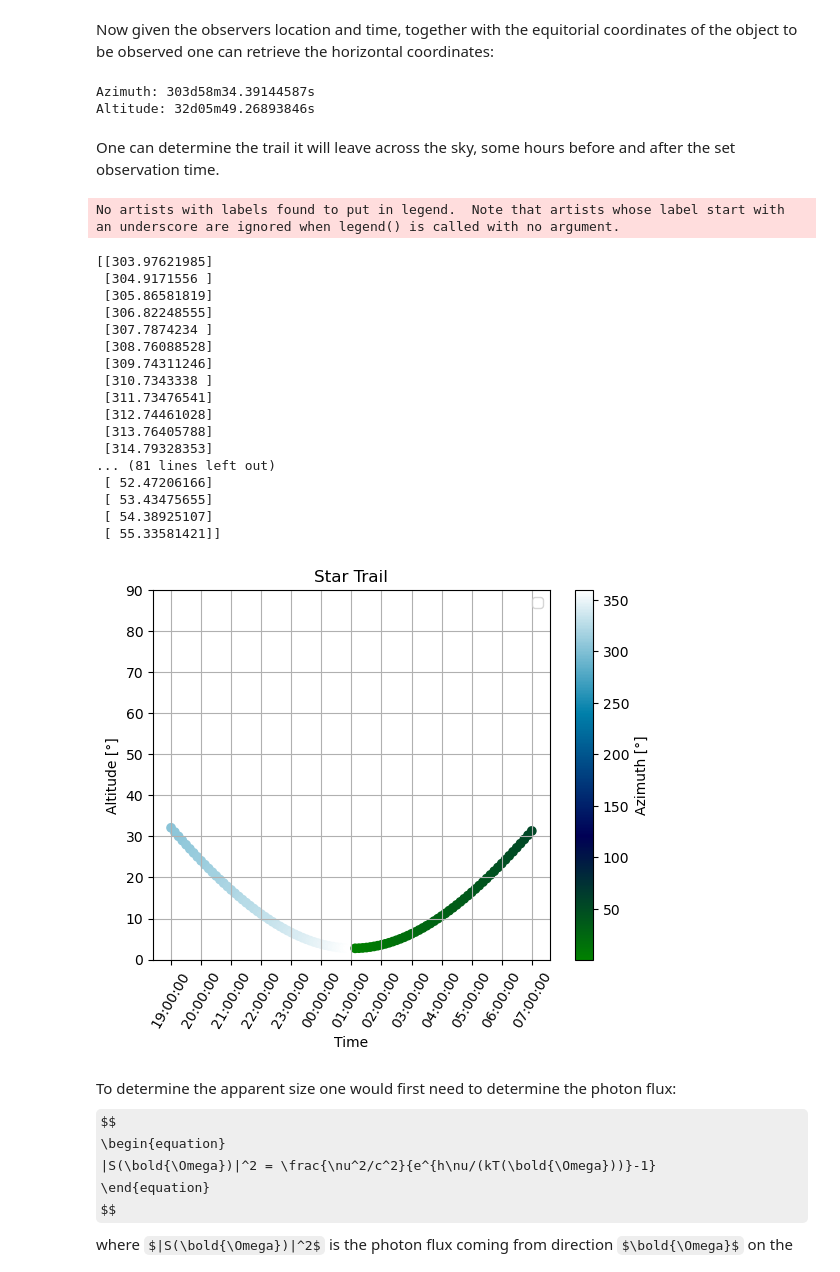
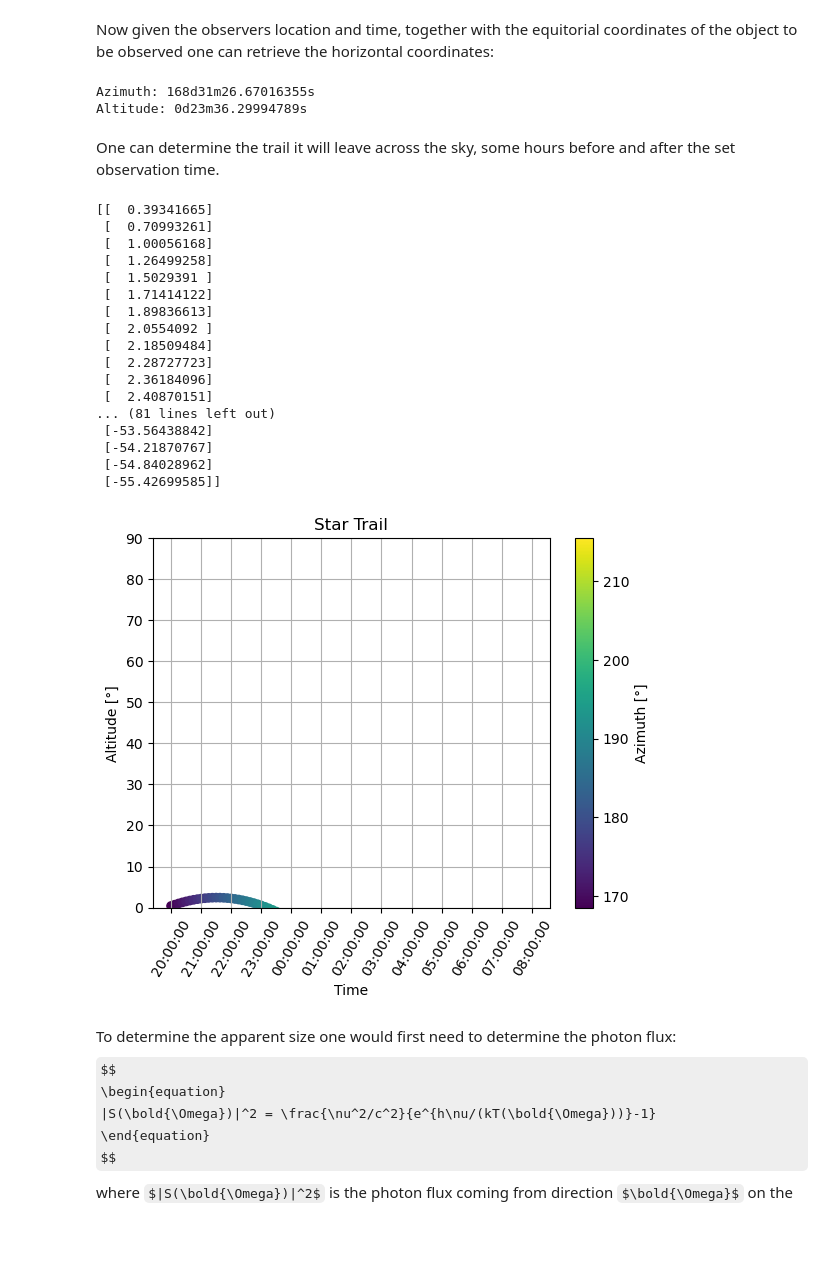
Before and after one commit to LucijanaS/brightstar, a Jupyter notebook: brightest_stars.ipynb, the cells around one changed output. Saved outputs shown, nothing was run; the diff lists cells and outputs as text; code cells hidden in the pictures; some formulas as TeX source; blank space fills up the shorter version.

```diff
--- a/brightest_stars.ipynb
+++ b/brightest_stars.ipynb
@@ -10,9 +10,9 @@ from astropy.time import Time, TimeDelta
 import json
 
 # Observer's location (latitude, longitude, altitude)
-lat=47.3769*u.deg
-lon=8.5417*u.deg
-height=0*u.m
+lat=28.299666666666667*u.deg
+lon=16.511027777777777*u.deg
+height=2381.25*u.m
 observer_location = EarthLocation(lat, lon, height)
 # %% [markdown]
 Next step is to define the day on which the observation will take place.
@@ -21,10 +21,10 @@ from astropy.time import Time, TimeDelta
 #from juliantime import GD_to_JD
 
 # Define the observation time in the local time zone
-observation_time_local = Time('2024-02-27T20:00:00')
+observation_time_local = Time('2024-05-22T20:00:00')
 
 # Define the time zone offset (for Swiss winter time: UTC+01:00)
-UTC_offset = 1
+UTC_offset = 0
 timezone_offset = TimeDelta(UTC_offset * u.hour)
 
 # Convert the observation time back to UTC
@@ -40,8 +40,8 @@ with open('bsc5-all.json', 'r') as file:
     stars_data = json.load(file)
 
 # Given RA and Dec
-given_ra = "00h 05m 09s"
-given_dec = "+45° 13′ 45″"
+given_ra = "14h 39m 35.9"
+given_dec = "-60° 50′ 07″"
 
 # Convert given RA and Dec to the format in the JSON data for comparison
 def convert_ra_dec(ra_str, dec_str):
@@ -60,7 +60,7 @@ def convert_ra_dec(ra_str, dec_str):
     return ra_decimal, dec_decimal
 
 given_ra_decimal, given_dec_decimal = convert_ra_dec(given_ra, given_dec)
-"""
+
 # Iterate through stars data to find a match
 for star in stars_data:
     # Convert star's RA and Dec from string to decimal for comparison
@@ -91,6 +91,4 @@ for star in stars_data:
         break
 else:
     print("Star not found in the data.")
-
-"""
 # %% [output]
@@ -138,8 +144,8 @@ print("Altitude:", altitude)
 if altitude < 0:
     print("not visible during that time")
 # %% [output]
-Azimuth: 303d58m34.39144587s
-Altitude: 32d05m49.26893846s
+Azimuth: 168d31m26.67016355s
+Altitude: 0d23m36.29994789s
 # %% [markdown]
 One can determine the trail it will leave across the sky, some hours before and after the set observation time.
 # %%
@@ -157,55 +163,53 @@ times = start_time + (end_time - start_time) * np.linspace(0, 1, 97)[:, None]
 # Calculate coordinates at each time step
 altitudes = []
 azimuths = []
 
 for time in times:
     altaz_coords = equatorial_coords.transform_to(AltAz(obstime=time, location=EarthLocation(lat=lat, lon=lon, height=height)))
     altitude = altaz_coords.alt
     azimuth = altaz_coords.az
     altitudes.append(altitude)
     azimuths.append(azimuth)
 
 # Convert lists to arrays
 altitudes = np.array(altitudes)
 azimuths = np.array(azimuths)
-print(azimuths)
+print(altitudes)
 azimuths_flat = azimuths.flatten()
 datetime_objects = [Time(time[0]).to_datetime() for time in times]
 
 # Extract only the time component from datetime objects and convert to string
 time_components = [dt.time().strftime('%H:%M:%S') for dt in datetime_objects]
 
 # Plot the trail
-plt.scatter(time_components, altitudes, c=azimuths_flat, cmap='ocean', label=BayerF)
+plt.scatter(time_components, altitudes, c=azimuths_flat)
 plt.colorbar(label='Azimuth [°]')  # Add color bar indicating azimuth
 plt.xticks(time_components[::8], rotation=60)
 plt.title('Star Trail')
 plt.xlabel('Time')
 plt.ylabel('Altitude [°]')
 plt.ylim(0,90)
-plt.legend()
 plt.grid(True)
 plt.show()
 # %% [output]
-No artists with labels found to put in legend.  Note that artists whose label start with an underscore are ignored when legend() is called with no argument.
+[[  0.39341665]
+ [  0.70993261]
+ [  1.00056168]
+ [  1.26499258]
+ [  1.5029391 ]
+ [  1.71414122]
+ [  1.89836613]
+ [  2.0554092 ]
+ [  2.18509484]
+ [  2.28727723]
+ [  2.36184096]
+ [  2.40870151]
+... (81 lines left out)
+ [-53.56438842]
+ [-54.21870767]
+ [-54.84028962]
+ [-55.42699585]]
-[[303.97621985]
- [304.9171556 ]
- [305.86581819]
- [306.82248555]
- [307.7874234 ]
- [308.76088528]
- [309.74311246]
- [310.7343338 ]
- [311.73476541]
- [312.74461028]
- [313.76405788]
- [314.79328353]
-... (81 lines left out)
- [ 52.47206166]
- [ 53.43475655]
- [ 54.38925107]
- [ 55.33581421]]
-[figure, old version]
+[figure, new version]
 # %% [markdown]
 To determine the apparent size one would first need to determine the photon flux:
 $$
```
Also changed, not shown: parts of 2 cells of this notebook, 6 other files.
